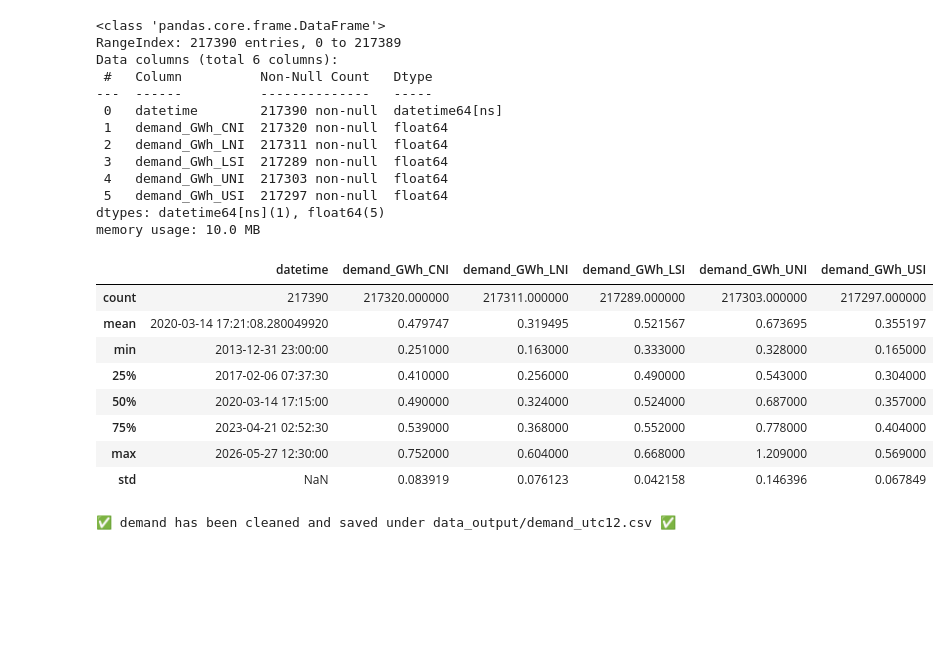
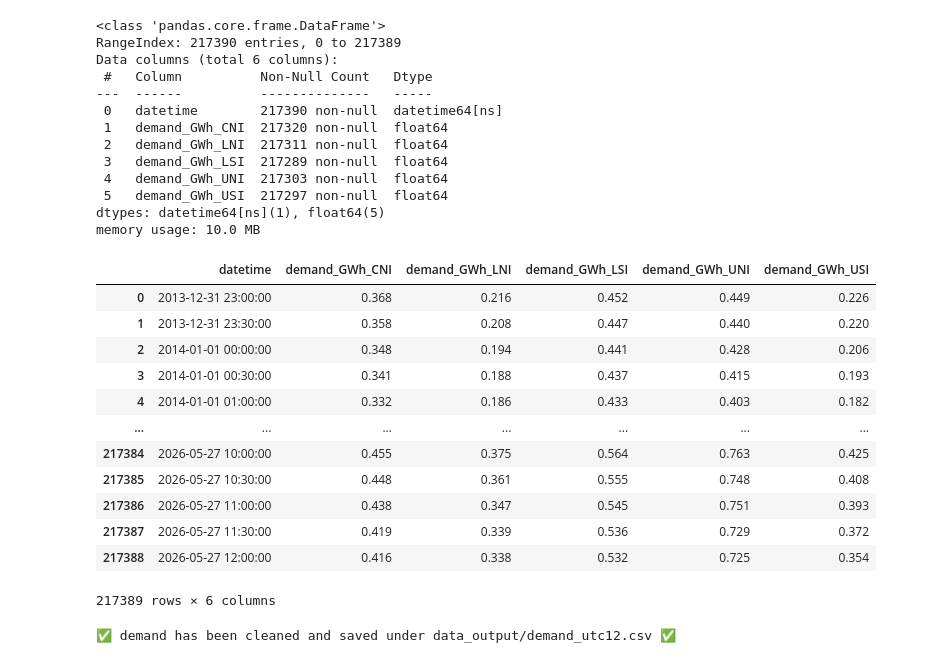
Before and after one commit to DaveGiGi/Duckstradamus, a Jupyter notebook: Data_Processing/clean_notebooks/preprocessing_demand.ipynb, the cells around one changed output. Cells and saved outputs as stored; diff of their text form; code cells hidden in the pictures; blank space fills up the shorter version.

Commit message:
cleaning done

```diff
--- a/Data_Processing/preprocessing_hvdc.ipynb
+++ b/Data_Processing/clean_notebooks/preprocessing_demand.ipynb
@@ -30,3 +23,3 @@ hvdc = hvdc[['Period start', 'Direction','Peak flow (MW)', 'Average flow (MW)']]
 })
 # %%
-hvdc['datetime'] = pd.to_datetime(hvdc['datetime'], dayfirst=True)
+demand['datetime'] = pd.to_datetime(demand['datetime'], dayfirst=True)
@@ -52 +26,4 @@ Name: datetime, Length: 498, dtype: timedelta64[ns]
+# %%
+demand = demand.pivot(index='datetime', columns='region_id', values='demand_GWh')
+demand.columns = [f'demand_GWh_{col}' for col in demand.columns]
 # %%
@@ -66,22 +43,22 @@ print(hvdc[hvdc.index.minute.isin([40, 50])].index.tolist())
 [Timestamp('2014-04-06 02:40:00'), Timestamp('2014-04-06 02:50:00'), Timestamp('2015-04-05 02:40:00'), Timestamp('2015-04-05 02:50:00'), Timestamp('2016-04-03 02:40:00'), Timestamp('2016-04-03 02:50:0 ...
 # %%
 # Step 1: extract the sub-30min rows FROM ORIGINAL
-extra_hour_data = hvdc[hvdc.index.minute.isin([40, 50])].copy()
+extra_hour_data = demand[demand.index.minute.isin([40, 50])].copy()
 
 # Step 2: drop them from original before we work on it
-hvdc_clean = hvdc[~hvdc.index.minute.isin([40, 50])].copy()
+demand_clean = demand[~demand.index.minute.isin([40, 50])].copy()
 
 # Step 3: convert clean original to fixed UTC+12
-hvdc_utc12 = hvdc_clean.copy()
-hvdc_utc12.index = (
-    pd.to_datetime(hvdc_utc12.index)
+demand_utc12 = demand_clean.copy()
+demand_utc12.index = (
+    pd.to_datetime(demand_utc12.index)
     .tz_localize('Pacific/Auckland', ambiguous='NaT', nonexistent='NaT')
     .tz_convert('Etc/GMT-12')
     .tz_localize(None)
 )
 
 # Step 4: drop NaT rows
-hvdc_utc12 = hvdc_utc12[hvdc_utc12.index.notna()]
+demand_utc12 = demand_utc12[demand_utc12.index.notna()]
 
 # Step 5: remap 02:40 → 02:00, 02:50 → 02:30
 extra_hour_data.index = extra_hour_data.index.map(
@@ -89,10 +66,10 @@ extra_hour_data.index = extra_hour_data.index.map(
 )
 
 # Step 6: reinsert and sort
-hvdc_utc12 = pd.concat([hvdc_utc12, extra_hour_data]).sort_index()
+demand_utc12 = pd.concat([demand_utc12, extra_hour_data]).sort_index()
 
 # Step 7: verify
-print(hvdc_utc12[hvdc_utc12.index.duplicated(keep=False)])
+print(demand_utc12[demand_utc12.index.duplicated(keep=False)])
 # %% [output]
 Empty DataFrame
 Columns: [demand_GWh_CNI, demand_GWh_LNI, demand_GWh_LSI, demand_GWh_UNI, demand_GWh_USI]
@@ -147,8 +124,8 @@ ax2.xa
 AttributeError: 'Axes' object has no attribute 'xa'
 [figure]
 # %%
-hvdc_utc12.reset_index(inplace=True)
-hvdc_utc12.info()
+demand_utc12.reset_index(inplace=True)
+demand_utc12.info()
 # %% [output]
 <class 'pandas.core.frame.DataFrame'>
 RangeIndex: 217390 entries, 0 to 217389
@@ -164,15 +141,19 @@ Data columns (total 6 columns):
 dtypes: datetime64[ns](1), float64(5)
 memory usage: 10.0 MB
 # %%
-hvdc_utc12.describe()
+demand_utc12.head(-1)
 # %% [output]
 |  | datetime | demand_GWh_CNI | demand_GWh_LNI | demand_GWh_LSI | demand_GWh_UNI | demand_GWh_USI |
-| count | 217390 | 217320.000000 | 217311.000000 | 217289.000000 | 217303.000000 | 217297.000000 |
-| mean | 2020-03-14 17:21:08.280049920 | 0.479747 | 0.319495 | 0.521567 | 0.673695 | 0.355197 |
-| min | 2013-12-31 23:00:00 | 0.251000 | 0.163000 | 0.333000 | 0.328000 | 0.165000 |
-| 25% | 2017-02-06 07:37:30 | 0.410000 | 0.256000 | 0.490000 | 0.543000 | 0.304000 |
-| 50% | 2020-03-14 17:15:00 | 0.490000 | 0.324000 | 0.524000 | 0.687000 | 0.357000 |
-| 75% | 2023-04-21 02:52:30 | 0.539000 | 0.368000 | 0.552000 | 0.778000 | 0.404000 |
-| max | 2026-05-27 12:30:00 | 0.752000 | 0.604000 | 0.668000 | 1.209000 | 0.569000 |
-| std | NaN | 0.083919 | 0.076123 | 0.042158 | 0.146396 | 0.067849 |
+| 0 | 2013-12-31 23:00:00 | 0.368 | 0.216 | 0.452 | 0.449 | 0.226 |
+| 1 | 2013-12-31 23:30:00 | 0.358 | 0.208 | 0.447 | 0.440 | 0.220 |
+| 2 | 2014-01-01 00:00:00 | 0.348 | 0.194 | 0.441 | 0.428 | 0.206 |
+| 3 | 2014-01-01 00:30:00 | 0.341 | 0.188 | 0.437 | 0.415 | 0.193 |
+| 4 | 2014-01-01 01:00:00 | 0.332 | 0.186 | 0.433 | 0.403 | 0.182 |
+| ... | ... | ... | ... | ... | ... | ... |
+| 217384 | 2026-05-27 10:00:00 | 0.455 | 0.375 | 0.564 | 0.763 | 0.425 |
+| 217385 | 2026-05-27 10:30:00 | 0.448 | 0.361 | 0.555 | 0.748 | 0.408 |
+| 217386 | 2026-05-27 11:00:00 | 0.438 | 0.347 | 0.545 | 0.751 | 0.393 |
+| 217387 | 2026-05-27 11:30:00 | 0.419 | 0.339 | 0.536 | 0.729 | 0.372 |
+| 217388 | 2026-05-27 12:00:00 | 0.416 | 0.338 | 0.532 | 0.725 | 0.354 |
+217389 rows × 6 columns
 # %%
```
Also changed, not shown: parts of 10 cells of this notebook, 4 other files.
